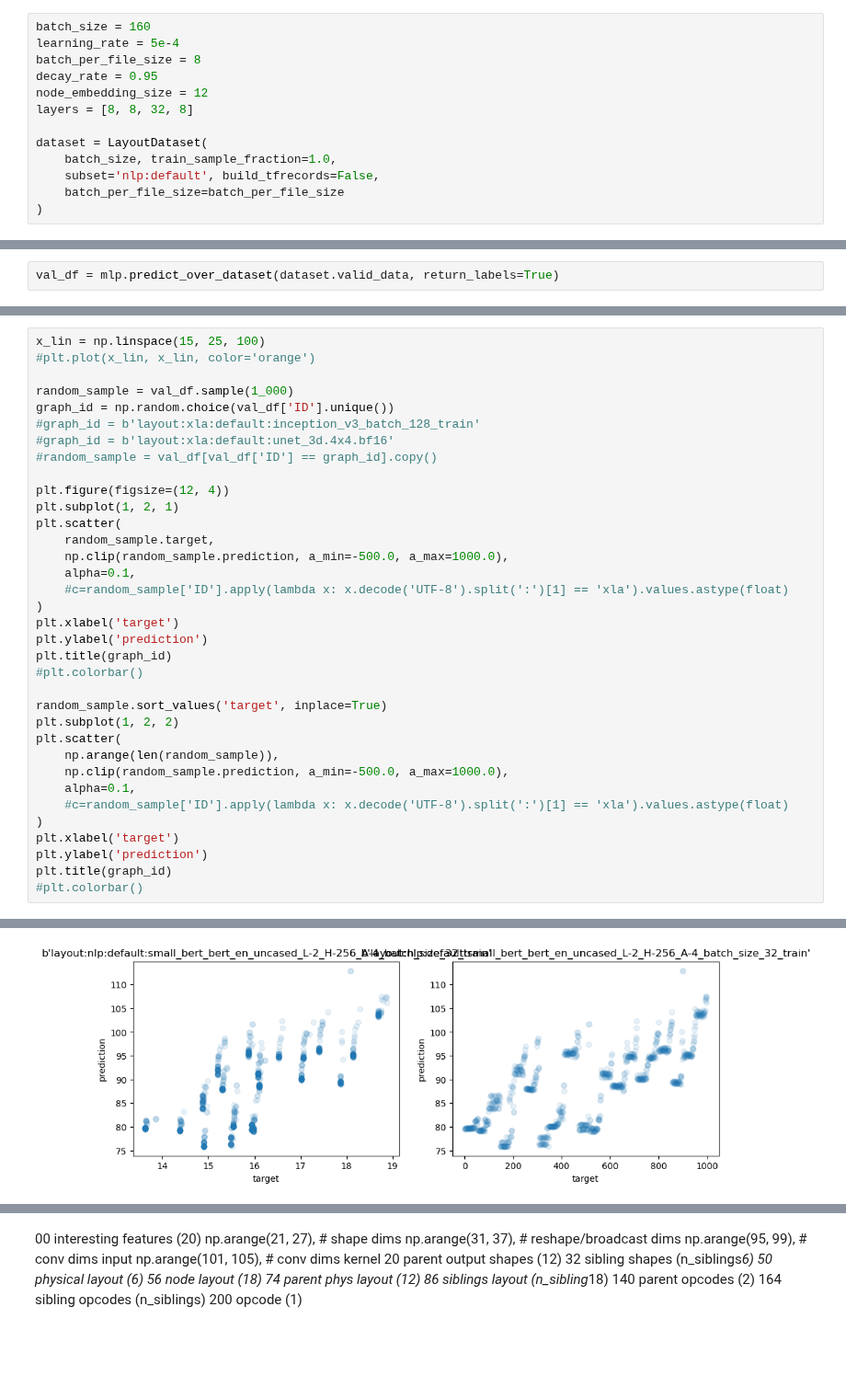
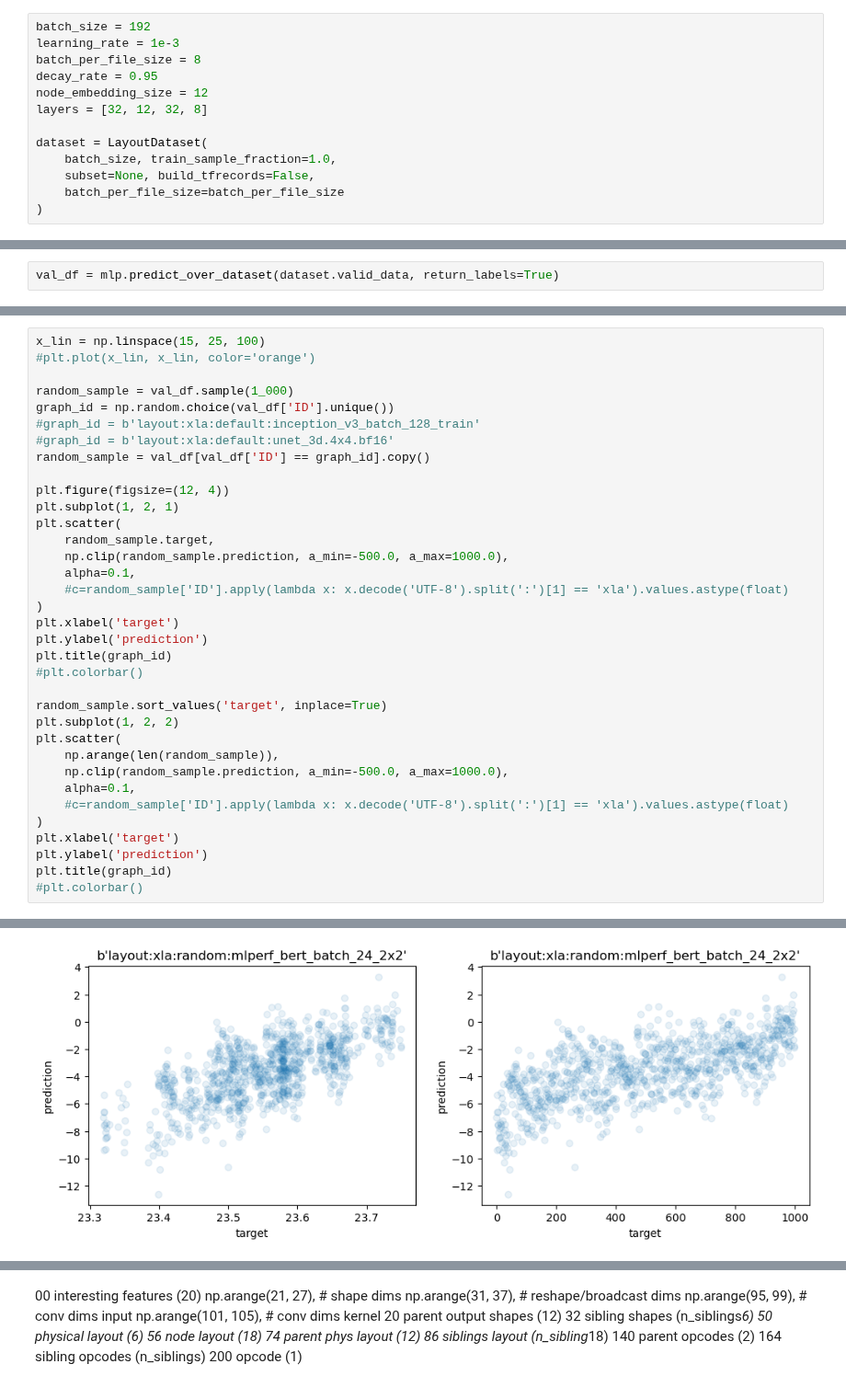
Before and after one commit to ignacioreyes/kaggle_model_runtime, a Jupyter notebook: train_layout.ipynb, the cells around one changed output, grey strips where cells are left out. Shown at 92% size. Drawn from its saved outputs; the diff is of its cells as text; blank space fills up the shorter version.

Commit message:
0.57 kendall layout none

```diff
--- a/train_layout.ipynb
+++ b/train_layout.ipynb
@@ -13,14 +13,14 @@ To enable the following instructions: AVX2 FMA, in other operations, rebuild Ten
 # %%
-batch_size = 160
-learning_rate = 5e-4
+batch_size = 192
+learning_rate = 1e-3
 batch_per_file_size = 8
 decay_rate = 0.95
 node_embedding_size = 12
-layers = [8, 8, 32, 8]
+layers = [32, 12, 32, 8]
 
 dataset = LayoutDataset(
     batch_size, train_sample_fraction=1.0,
-    subset='nlp:default', build_tfrecords=False,
+    subset=None, build_tfrecords=False,
     batch_per_file_size=batch_per_file_size
 )
 # %% [output]
@@ -116,7 +115,7 @@ random_sample = val_df.sample(1_000)
 graph_id = np.random.choice(val_df['ID'].unique())
 #graph_id = b'layout:xla:default:inception_v3_batch_128_train'
 #graph_id = b'layout:xla:default:unet_3d.4x4.bf16'
-#random_sample = val_df[val_df['ID'] == graph_id].copy()
+random_sample = val_df[val_df['ID'] == graph_id].copy()
 
 plt.figure(figsize=(12, 4))
 plt.subplot(1, 2, 1)
@@ -148,4 +147,4 @@ Text(0.5, 1.0, "b'layout:nlp:default:small_bert_bert_en_uncased_L-2_H-256_A-4_ba
-[figure, old version]
+[figure, new version]
 # %%
 plt.hist(mlp.k_layer.kernel.numpy().flatten(), bins=100);
 # %% [output]
```
Also changed, not shown: parts of 19 cells of this notebook, 2 other files.
